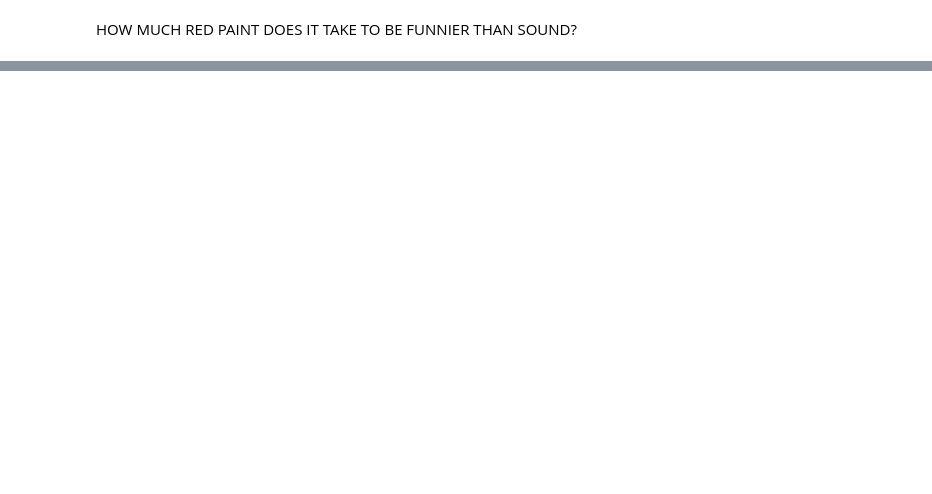
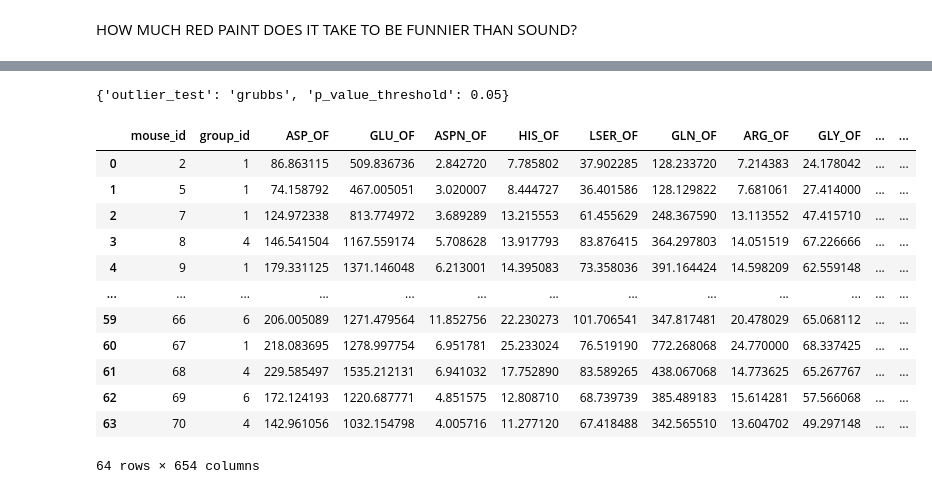
Before and after one commit to remicorne/phd, a Jupyter notebook: TESTING.ipynb, the cells around one changed output, grey strips where cells are left out. Drawn from its saved outputs; the diff is of its cells as text; code cells hidden in the pictures; blank space fills up the shorter version.

```diff
--- a/TESTING.ipynb
+++ b/TESTING.ipynb
@@ -67,0 +3,5 @@ ModuleNotFoundError: No module named 'core'
+# %%
+from module.core.Project import Project
+
+project = Project('TCB2')
+project
@@ -67,0 +15,20 @@ ModuleNotFoundError: No module named 'core'
+# %%
+project.statistics_information.dict
+# %% [output]
+{'outlier_test': 'grubbs', 'p_value_threshold': 0.05}
+# %%
+project.raw_data.df
+# %% [output]
+|  | mouse_id | group_id | ASP_OF | GLU_OF | ASPN_OF | HIS_OF | LSER_OF | GLN_OF | ARG_OF | GLY_OF | ... | ... |
+| 0 | 2 | 1 | 86.863115 | 509.836736 | 2.842720 | 7.785802 | 37.902285 | 128.233720 | 7.214383 | 24.178042 | ... | ... |
+| 1 | 5 | 1 | 74.158792 | 467.005051 | 3.020007 | 8.444727 | 36.401586 | 128.129822 | 7.681061 | 27.414000 | ... | ... |
+| 2 | 7 | 1 | 124.972338 | 813.774972 | 3.689289 | 13.215553 | 61.455629 | 248.367590 | 13.113552 | 47.415710 | ... | ... |
+| 3 | 8 | 4 | 146.541504 | 1167.559174 | 5.708628 | 13.917793 | 83.876415 | 364.297803 | 14.051519 | 67.226666 | ... | ... |
+| 4 | 9 | 1 | 179.331125 | 1371.146048 | 6.213001 | 14.395083 | 73.358036 | 391.164424 | 14.598209 | 62.559148 | ... | ... |
+| ... | ... | ... | ... | ... | ... | ... | ... | ... | ... | ... | ... | ... |
+| 59 | 66 | 6 | 206.005089 | 1271.479564 | 11.852756 | 22.230273 | 101.706541 | 347.817481 | 20.478029 | 65.068112 | ... | ... |
+| 60 | 67 | 1 | 218.083695 | 1278.997754 | 6.951781 | 25.233024 | 76.519190 | 772.268068 | 24.770000 | 68.337425 | ... | ... |
+| 61 | 68 | 4 | 229.585497 | 1535.212131 | 6.941032 | 17.752890 | 83.589265 | 438.067068 | 14.773625 | 65.267767 | ... | ... |
+| 62 | 69 | 6 | 172.124193 | 1220.687771 | 4.851575 | 12.808710 | 68.739739 | 385.489183 | 15.614281 | 57.566068 | ... | ... |
+| 63 | 70 | 4 | 142.961056 | 1032.154798 | 4.005716 | 11.277120 | 67.418488 | 342.565510 | 13.604702 | 49.297148 | ... | ... |
+64 rows × 654 columns
```
Also changed, not shown: parts of 12 cells of this notebook.
